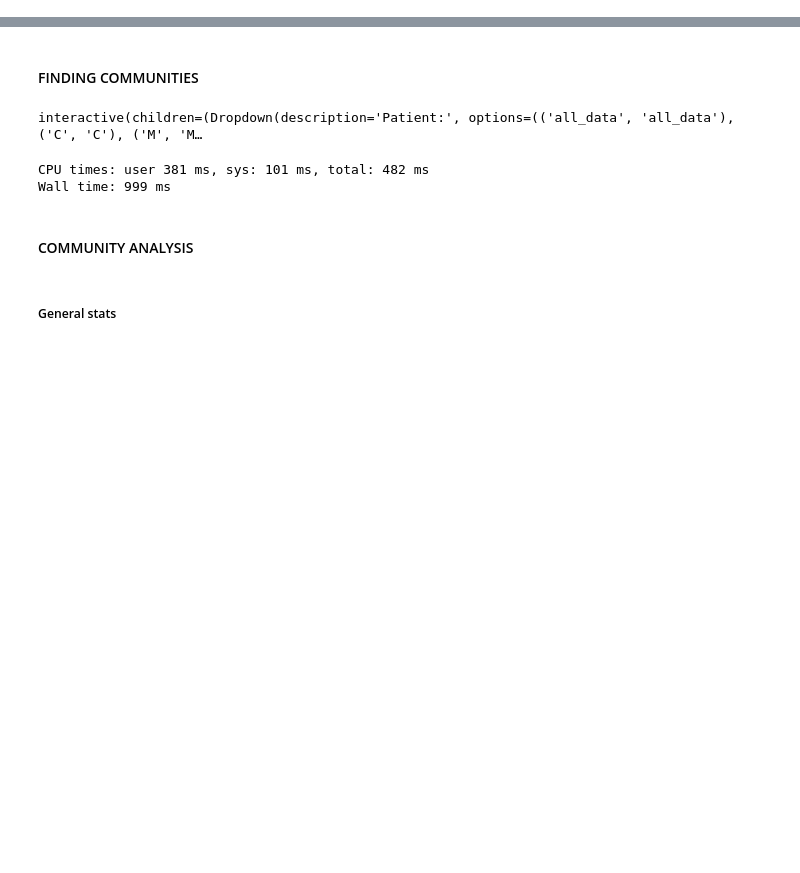
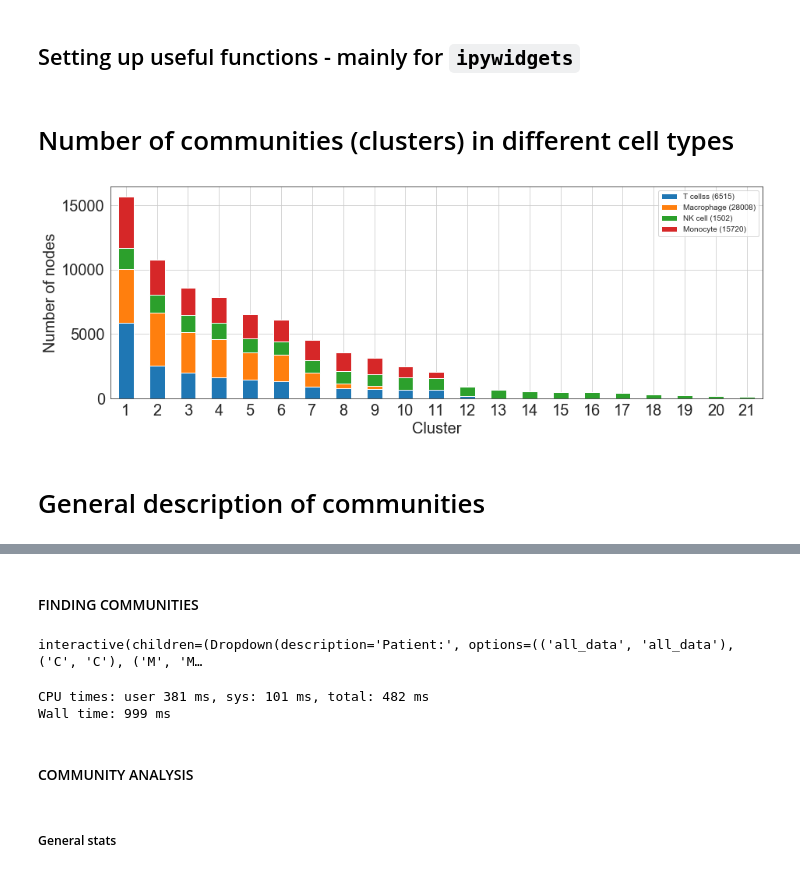
Before and after one commit to masyahook/scGRN, a Jupyter notebook: notebooks/GRNBoost2_Community_analysis.ipynb, the cells around one changed output, grey strips where cells are left out. Saved outputs shown, nothing was run; the diff lists cells and outputs as text; code cells hidden in the pictures; blank space fills up the shorter version.

Commit message:
started working in community analysis, added 2 functions, small differences in others

```diff
--- a/notebooks/GRNBoost2_Community_analysis.ipynb
+++ b/notebooks/GRNBoost2_Community_analysis.ipynb
@@ -0,0 +206,15 @@
+# %%
+# Setting pathways to auxiliary files
+_NDEX_DATA = f'{_PROJ_HOME}/Data_home/data/ndex/'
+_TF_LIST_lambert = f'{_PROJ_HOME}/Data_home/data/TF_lists/lambert2018.txt'
+_TF_LIST_dorothea = f'{_PROJ_HOME}/Data_home/data/TF_lists/dorothea_regulons.tsv'
+
+# Loading TFs, Lambert et al, 2018 is by default
+TF_names = lambert_TF_names = pd.read_csv(_TF_LIST_lambert, header=None)[0].to_list()
+dorothea_TF_names = list(
+    pd.read_csv(_TF_LIST_dorothea, sep='\t') \
+        .loc[lambda x: x['confidence'].isin(['A', 'B', 'C'])]['tf'].unique()
+)
+
+# Loading gene GO description - it was downloaded using ENSEMBL BioMart
+GO_annotation = scGRN.ana.load_gene_func_db('GO')
@@ -0,0 +351,2 @@
+# %% [markdown]
+## Setting up useful functions - mainly for `ipywidgets`
@@ -0,0 +439,36 @@
+# %% [markdown]
+# Number of communities (clusters) in different cell types
+# %%
+algo = 'leiden'
+pat_types = ['all_data', 'C', 'M', 'S']
+cell_types = ['T_cells', 'Macrophage', 'NK_cell', 'Monocyte']
+
+titles = {
+    t: (
+        f'{t.replace("_", " ")} ({scGRN.ana.get_num_cells(pat="all_data", cell_type=t, meta=full_meta)})' if not t.endswith('s')
+        else f'{t.replace("_", " ")}s ({scGRN.ana.get_num_cells(pat="all_data", cell_type=t, meta=full_meta)})'
+    ) for t in cell_types
+}
+
+with sns.axes_style("white"):
+
+    df = pd.concat([
+        scGRN.ana.get_community_info(curr_type, algo=algo)[
+            'num_nodes'
+        ].rename(curr_type) for curr_type in cell_types
+    ], axis=1).fillna(0).rename(columns=titles).assign(new_index=range(1, 22)).set_index('new_index')
+
+    f, ax = plt.subplots(figsize=(15, 5))
+
+    df.plot(kind='bar', stacked=True, ax=ax, rot=0)
+
+    plt.xlabel('Cluster', fontsize=20)
+    plt.ylabel('Number of nodes', fontsize=20)
+    ax.tick_params(axis='both', which='major', labelsize=20)
+    plt.grid(True)
+    plt.legend()
+    plt.savefig(os.path.join(_FIG_HOME, 'cluster_node_count.pdf'), bbox_inches='tight')
+# %% [output]
+[figure, added]
+# %% [markdown]
+# General description of communities
```
Also changed, not shown: parts of 15 cells of this notebook, 5 other files.
